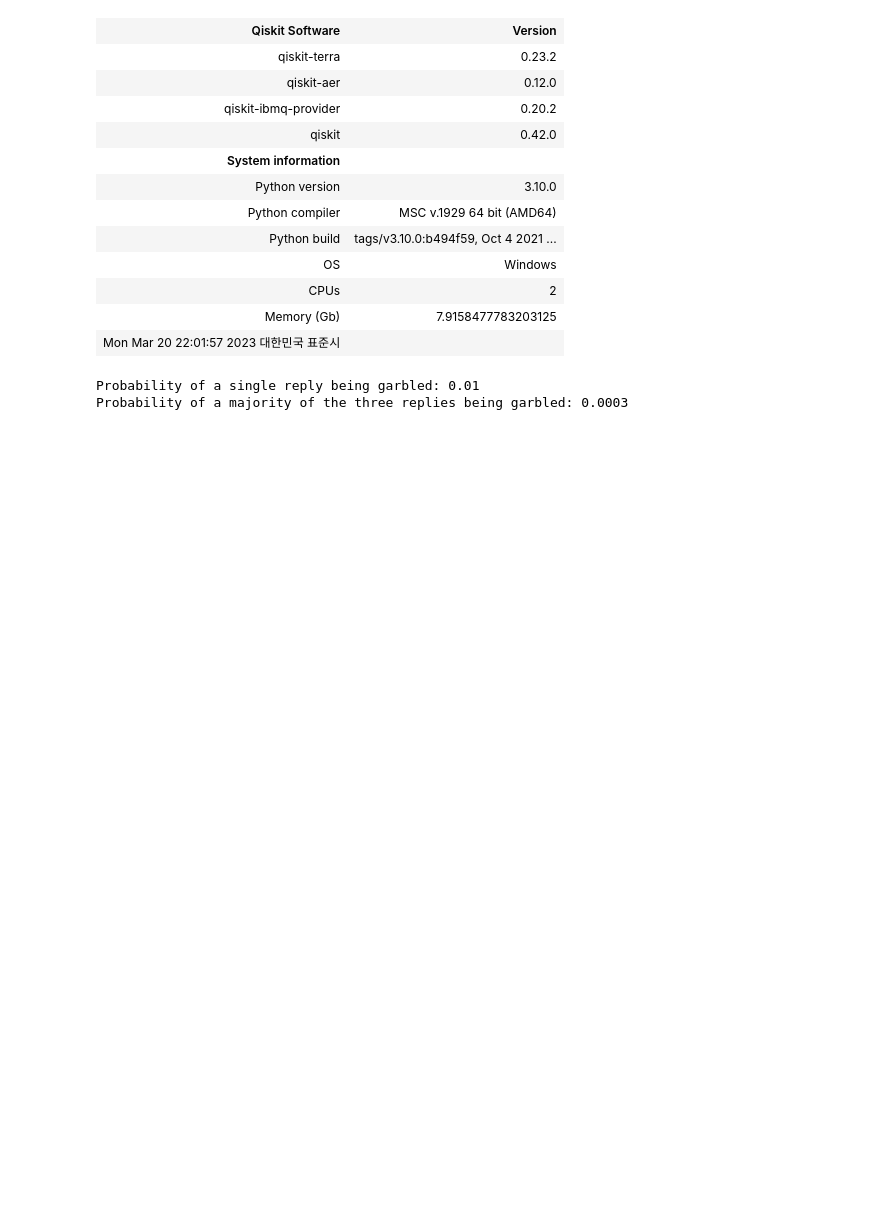
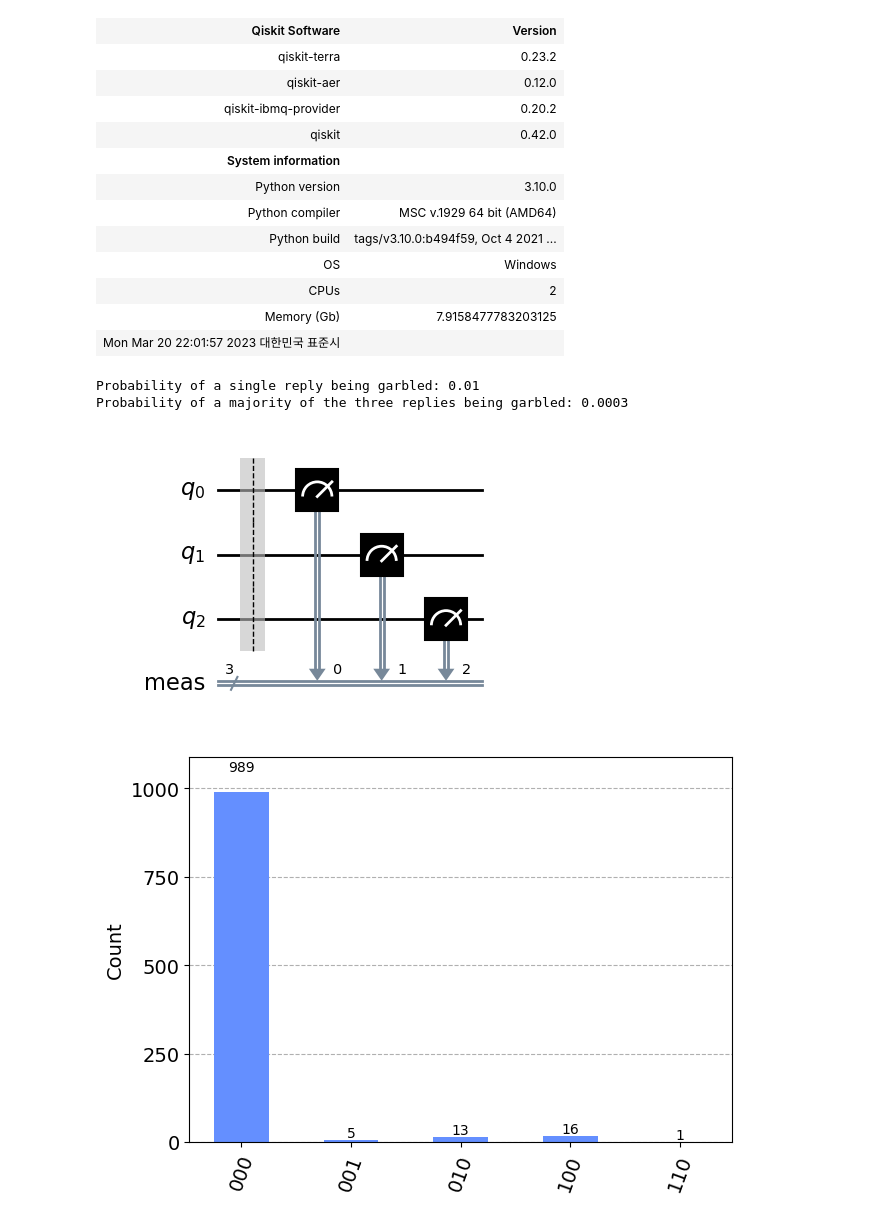
Before and after one commit to HyunHoCha/CML, a Jupyter notebook: QML/QEC/qec_qiskit.ipynb, the cells around one changed output. Cells and saved outputs as stored; diff of their text form; code cells hidden in the pictures; blank space fills up the shorter version.

```diff
--- a/QML/QEC/qec_qiskit.ipynb
+++ b/QML/QEC/qec_qiskit.ipynb
@@ -34,3 +34,37 @@ print('Probability of a majority of the three replies being garbled: {:.4f}'.for
 # %% [output]
 Probability of a single reply being garbled: 0.01
 Probability of a majority of the three replies being garbled: 0.0003
+# %%
+from qiskit.providers.aer.noise import NoiseModel
+from qiskit.providers.aer.noise.errors import pauli_error, depolarizing_error
+from qiskit import QuantumRegister, ClassicalRegister
+from qiskit import QuantumCircuit, Aer, transpile, assemble
+from qiskit.visualization import plot_histogram
+aer_sim = Aer.get_backend('aer_simulator')
+# %%
+def get_noise(p_meas,p_gate):
+    error_meas = pauli_error([('X',p_meas), ('I', 1 - p_meas)])
+    error_gate1 = depolarizing_error(p_gate, 1)
+    error_gate2 = error_gate1.tensor(error_gate1)
+
+    noise_model = NoiseModel()
+    noise_model.add_all_qubit_quantum_error(error_meas, "measure") # measurement error is applied to measurements
+    noise_model.add_all_qubit_quantum_error(error_gate1, ["x"]) # single qubit gate error is applied to x gates
+    noise_model.add_all_qubit_quantum_error(error_gate2, ["cx"]) # two qubit gate error is applied to cx gates
+
+    return noise_model
+# %%
+noise_model = get_noise(0.01,0.01)
+# %%
+qc0 = QuantumCircuit(3) # initialize circuit with three qubits in the 0 state
+qc0.measure_all() # measure the qubits
+display(qc0.draw(output='mpl'))
+
+# run the circuit with the noise model and extract the counts
+qobj = assemble(qc0)
+counts = aer_sim.run(qobj, noise_model=noise_model).result().get_counts()
+
+plot_histogram(counts)
+# %% [output]
+[figure, added]
+[figure, added]
```
Also changed, not shown: parts of 2 cells of this notebook.
